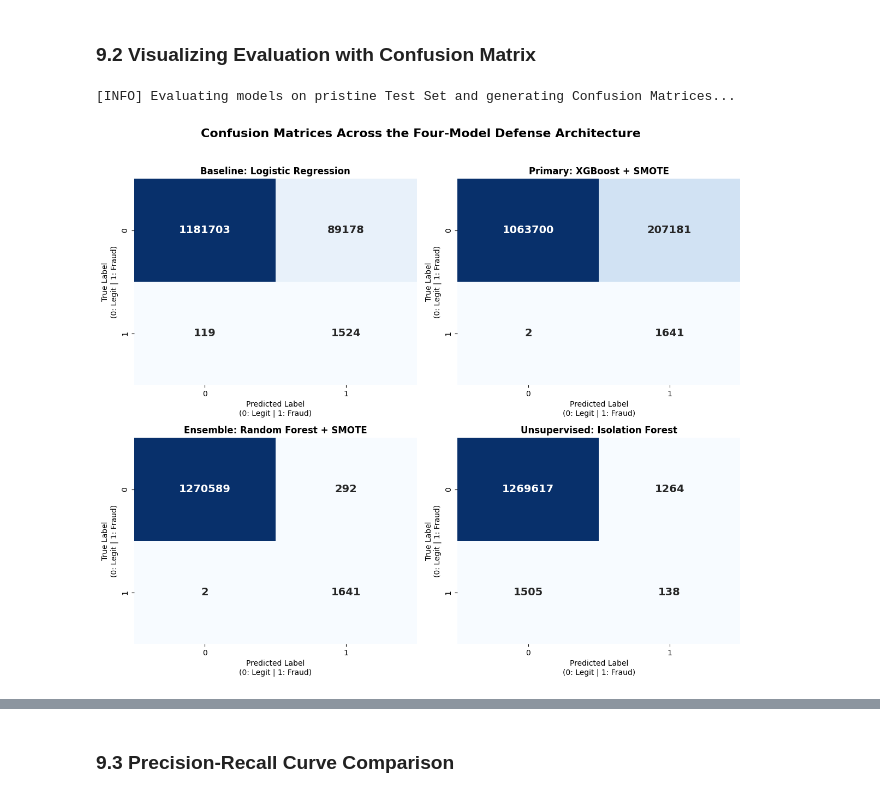
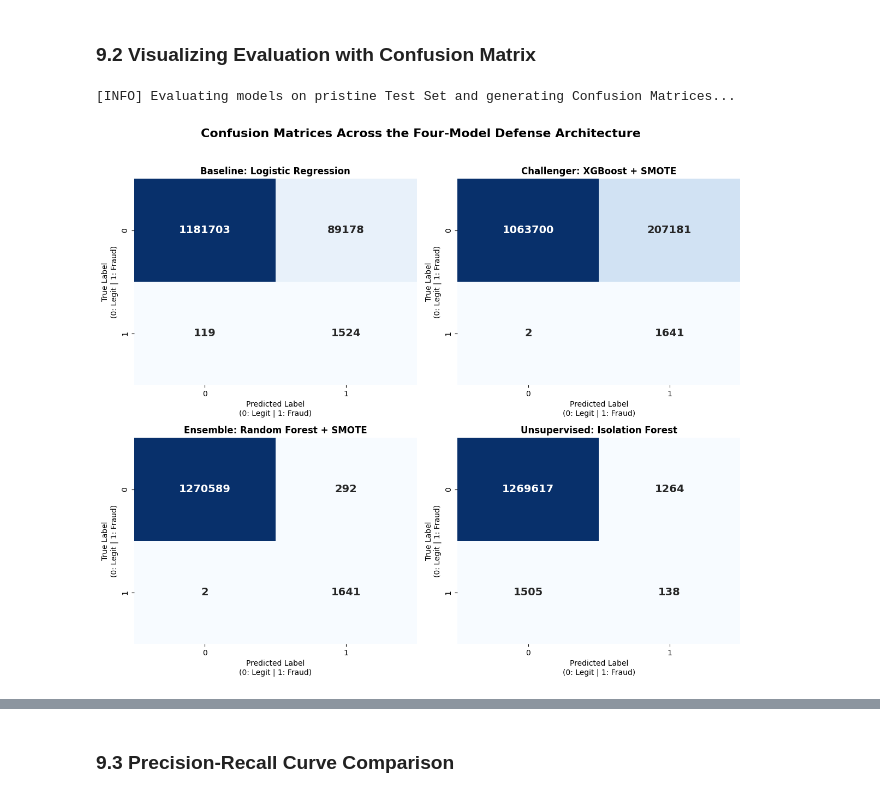
Before and after one commit to Quynh-Trang12/anomaly-watchers-donutpuff, a Jupyter notebook: ml_pipeline/notebooks/01_primary_analysis.ipynb, the cells around one changed output, grey strips where cells are left out. Saved outputs shown, nothing was run; the diff lists cells and outputs as text; code cells hidden in the pictures.

```diff
--- a/ml_pipeline/notebooks/01_primary_analysis.ipynb
+++ b/ml_pipeline/notebooks/01_primary_analysis.ipynb
@@ -1101,7 +1112,7 @@ All three encoding and cleanup steps are combined into a single function `encode
 # %%
 def stage_one_hot_encoding(df):
     """
-    Stage A: Create dummies for ALL categories to demonstrate multicollinearity.
+    Create dummies for ALL categories to demonstrate multicollinearity.
     This version includes 'is_type_cash_in' for the 13-column 'Trap' state.
     """
     # 1. Generate dummies for all 5 types
@@ -1119,7 +1130,7 @@ def stage_one_hot_encoding(df):
 
 def resolve_trap_and_cleanup(df):
     """
-    Stage C: Resolve the Dummy Variable Trap and remove identifiers.
+    Resolve the Dummy Variable Trap and remove identifiers.
     """
     # 1. Drop the reference dummy (CASH_IN) to fix multicollinearity
     if "is_type_cash_in" in df.columns:
@@ -1750,32 +1756,32 @@ fig, axes = plt.subplots(2, 2, figsize=(12, 10))
 # Flatten the 2x2 axes array so we can easily iterate through it in a 1D loop
 axes_flat = axes.flatten()
 
 models_preds = [
     ("Baseline: Logistic Regression", y_pred_log),
-    ("Primary: XGBoost + SMOTE", y_pred_xgb),
+    ("Challenger: XGBoost + SMOTE", y_pred_xgb),
     ("Ensemble: Random Forest + SMOTE", y_pred_rf),
     ("Unsupervised: Isolation Forest", y_pred_iff)
 ]
 
 # Iterate through models and plot on the flattened axes array
 for i, (title, y_pred) in enumerate(models_preds):
     cm = confusion_matrix(y_test, y_pred)
 
     # Render Heatmap
     sns.heatmap(cm, annot=True, fmt="d", cmap="Blues", ax=axes_flat[i], cbar=False,
                 annot_kws={"size": 14, "weight": "bold"})
 
     # Formatting
     axes_flat[i].set_title(title, fontweight="bold", fontsize=12)
     axes_flat[i].set_xlabel("Predicted Label\n(0: Legit | 1: Fraud)", fontsize=10)
     axes_flat[i].set_ylabel("True Label\n(0: Legit | 1: Fraud)", fontsize=10)
 
 # Adjusted title to reflect the four models and ensure it doesn't overlap the subplots
 plt.suptitle("Confusion Matrices Across the Four-Model Defense Architecture",
              fontweight="bold", fontsize=16, y=1.02)
 
 plt.tight_layout()
 plt.show()
 # %% [output]
 [INFO] Evaluating models on pristine Test Set and generating Confusion Matrices...
-[figure, old version]
+[figure, new version]
```
Also changed, not shown: parts of 20 cells of this notebook, 3 other files.
